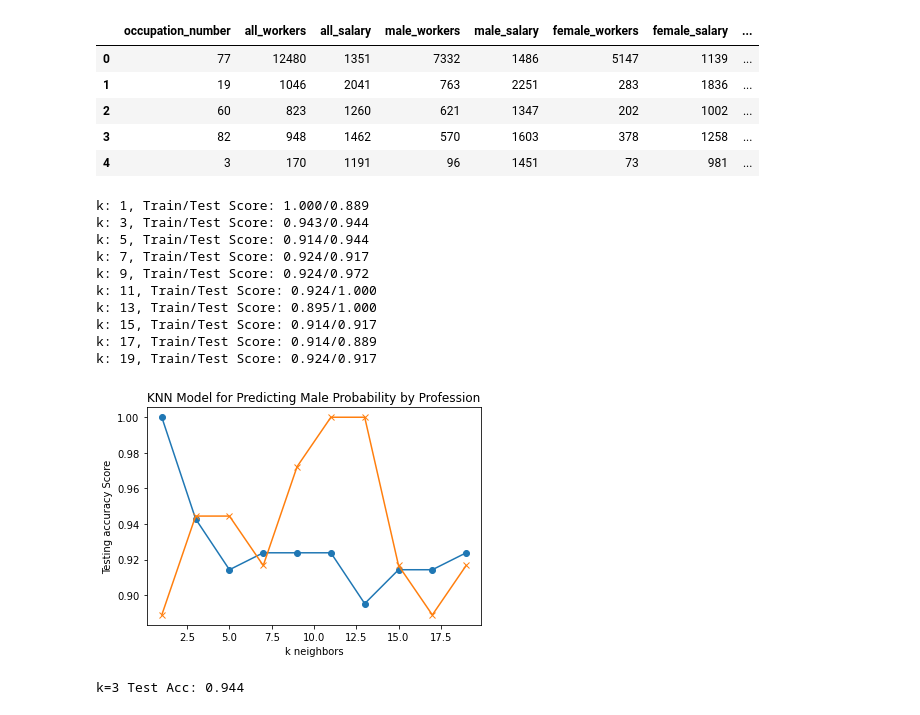
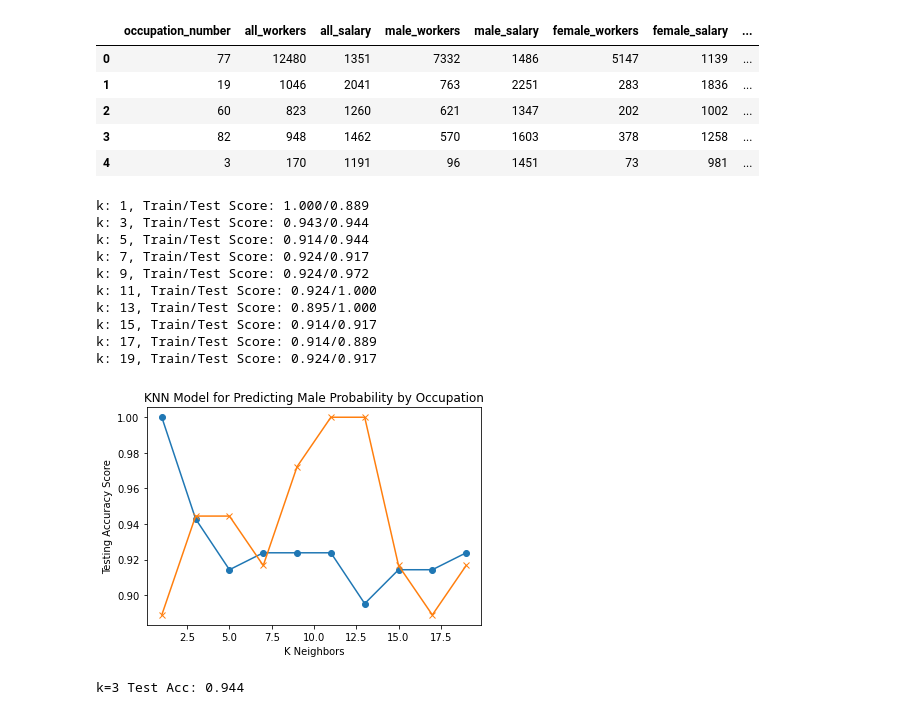
Before and after one commit to miheep8938/female_participation_in_leadership, a Jupyter notebook: Maria_Kaggle_Gender.ipynb, the cells around one changed output. Drawn from its saved outputs; the diff is of its cells as text; code cells hidden in the pictures.

```diff
--- a/Maria_Kaggle_Gender.ipynb
+++ b/Maria_Kaggle_Gender.ipynb
@@ -83,8 +83,6 @@ for i in array:
     else:
         prob.append(1)
 new_gender['male_probability']=prob
-# %%
-new_gender = new_gender.drop(columns=['male_female_prob'])
 # %%
 #sort
 
@@ -171,36 +189,36 @@ X_test_scaled = X_scaler.transform(X_test)
 # %%
 # Loop through different k values to see which has the highest accuracy
 # Note: We only use odd numbers because we don't want any ties
 train_scores = []
 test_scores = []
 for k in range(1, 20, 2):
     knn = KNeighborsClassifier(n_neighbors=k)
     knn.fit(X_train_scaled, y_train)
     train_score = knn.score(X_train_scaled, y_train)
     test_score = knn.score(X_test_scaled, y_test)
     train_scores.append(train_score)
     test_scores.append(test_score)
     print(f"k: {k}, Train/Test Score: {train_score:.3f}/{test_score:.3f}")
 
 
 plt.plot(range(1, 20, 2), train_scores, marker='o')
 plt.plot(range(1, 20, 2), test_scores, marker="x")
-plt.xlabel("k neighbors")
-plt.ylabel("Testing accuracy Score")
-plt.title("KNN Model for Predicting Male Probability by Profession")
+plt.xlabel("K Neighbors")
+plt.ylabel("Testing Accuracy Score")
+plt.title("KNN Model for Predicting Male Probability by Occupation")
 plt.show()
 # %% [output]
 k: 1, Train/Test Score: 1.000/0.889
 k: 3, Train/Test Score: 0.943/0.944
 k: 5, Train/Test Score: 0.914/0.944
 k: 7, Train/Test Score: 0.924/0.917
 k: 9, Train/Test Score: 0.924/0.972
 k: 11, Train/Test Score: 0.924/1.000
 k: 13, Train/Test Score: 0.895/1.000
 k: 15, Train/Test Score: 0.914/0.917
 k: 17, Train/Test Score: 0.914/0.889
 k: 19, Train/Test Score: 0.924/0.917
-[figure, old version]
+[figure, new version]
 # %%
 # Note that k: 3 seems to be the best choice for this dataset
 knn = KNeighborsClassifier(n_neighbors=3)
```
Also changed, not shown: parts of 5 cells of this notebook, 2 other files.
